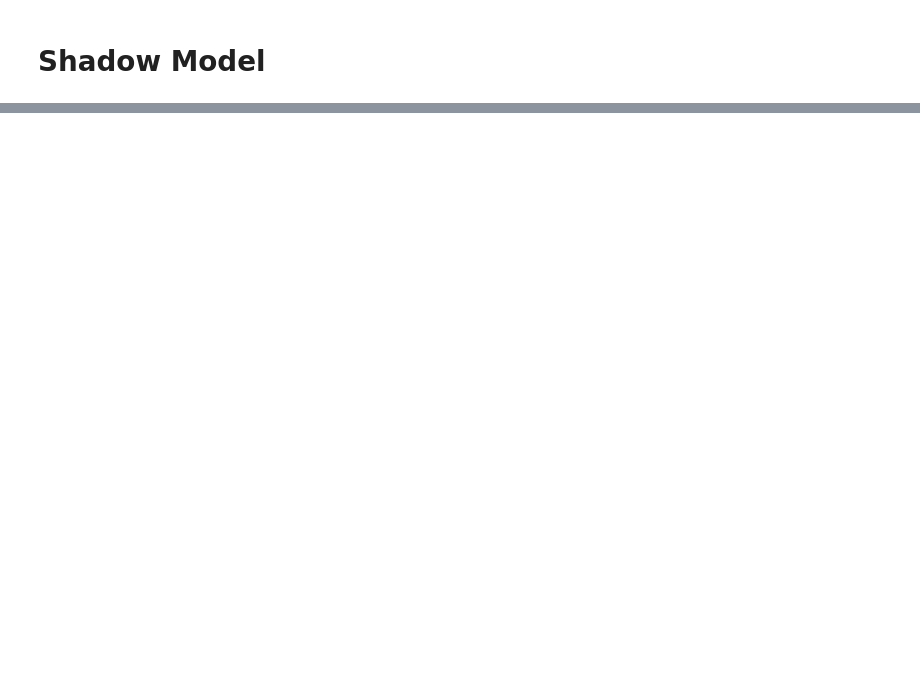
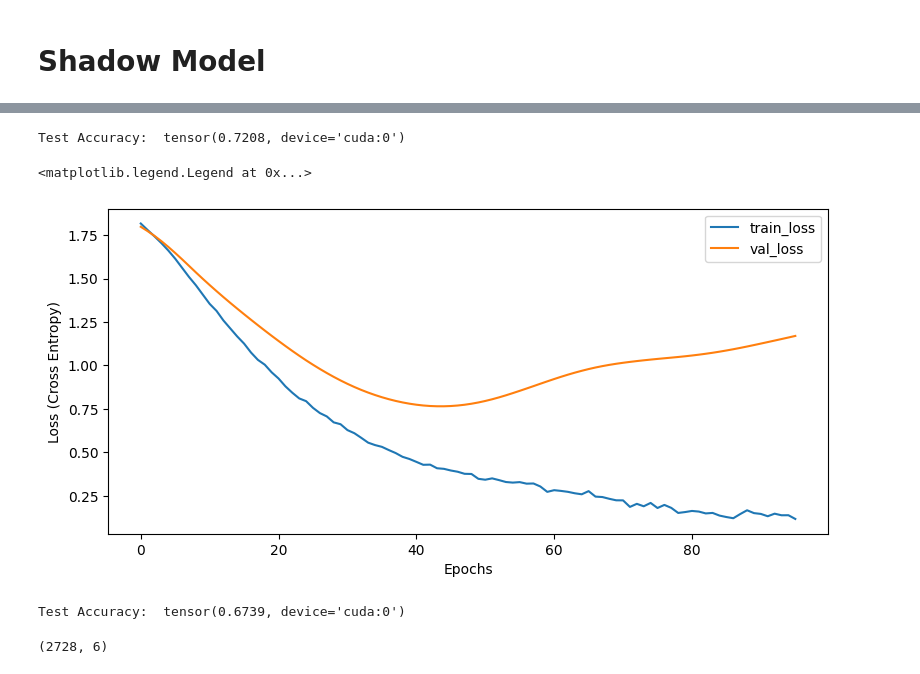
Before and after one commit to j1wnkim/AdversarialGNN, a Jupyter notebook: MIA/blackbox/Shadow/graphsage_Citeseer_torch.ipynb, the cells around one changed output, grey strips where cells are left out. Drawn from its saved outputs; the diff is of its cells as text; code cells hidden in the pictures; blank space fills up the shorter version.

```diff
--- a/MIA/blackbox/Shadow/graphsage_Citeseer_torch.ipynb
+++ b/MIA/blackbox/Shadow/graphsage_Citeseer_torch.ipynb
@@ -252,0 +240,5 @@ print(x_test_attack.shape)
+# %%
+shadow_data, hold_out_shadowData = generateData(data, graph_sample = 0.6, train_split = 0.7, val_split = 0.2) # generate the shadow data.
+shadow_model = GraphSAGE(in_channels = 3703, hidden_channels = 32, out_channels = 6, dropout = 0.25)
+
+train_losses, val_losses = Train_and_Evaluate(shadow_model, shadow_data, 500, 50, torch.optim.Adam(shadow_model.parameters()), device, "ShadowSage_Citeseer")
@@ -252,0 +263,22 @@ print(x_test_attack.shape)
+# %%
+model = torch.load("ShadowSage_Citeseer")
+Evaluate_Test(model, shadow_data)
+# %% [output]
+Test Accuracy:  tensor(0.7208, device='cuda:0')
+# %%
+fig = plt.figure(figsize = [4,5])
+axes = fig.add_axes(rect = [0,0,1.8,0.65])
+axes.plot([i for i in range(len(train_losses))], train_losses, label = "train_loss")
+axes.plot([i for i in range(len(val_losses))], val_losses, label = "val_loss")
+plt.xlabel("Epochs")
+plt.ylabel("Loss (Cross Entropy)")
+axes.legend()
+# %% [output]
+<matplotlib.legend.Legend at 0x...>
+[figure, added]
+# %%
+shadow_model = torch.load("/home/jik19004/FilesToRun/AdversarialGNN/MIA/blackbox/Shadow/ShadowSage_Citeseer")
+hold_out_shadowData.to(device)
+Evaluate_Test(model, hold_out_shadowData, False)
+# %% [output]
+Test Accuracy:  tensor(0.6739, device='cuda:0')
@@ -253,3 +300,22 @@ print(x_test_attack.shape)
+# %%
+subgraph_data.to(device)
+excluded_original_nodes.to(device)
+
+target_train = shadow_model(subgraph_data)[subgraph_data.train_mask]
+target_test = shadow_model(excluded_original_nodes)
+
+y_target_train=[1]*target_train.shape[0]
+y_target_test=[0]*target_test.shape[0]
+
+
+target_train_copy = target_train.detach().cpu().numpy()
+target_test_copy = target_test.detach().cpu().numpy()
+
+y_test_attack = y_target_train+y_target_test
+x_test_attack = np.concatenate((target_train_copy, target_test_copy))
+print(x_train_attack.shape)
+# %% [output]
+(2728, 6)
 # %%
 from sklearn.neural_network import MLPClassifier
 from sklearn import metrics
```
Also changed, not shown: parts of 30 cells of this notebook, 5 other files.
